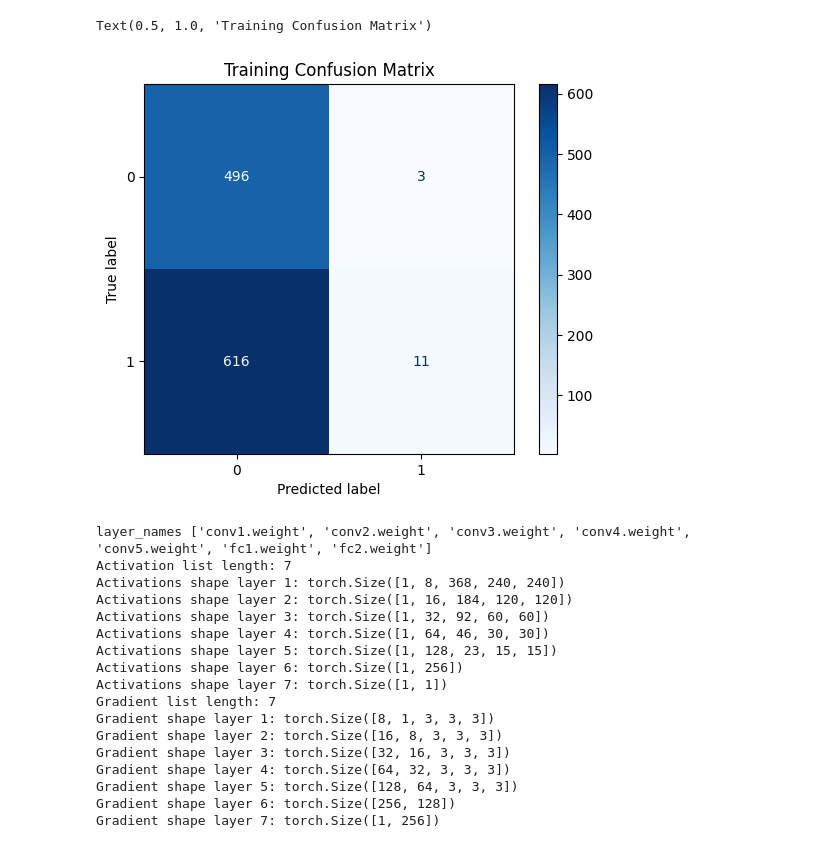
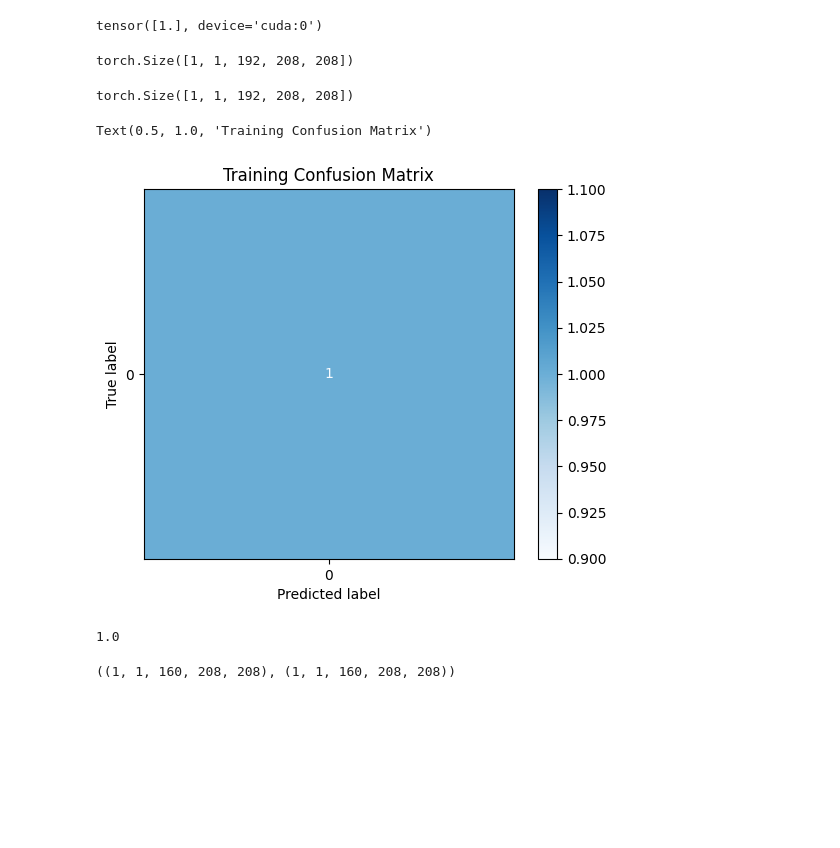
Before and after one commit to juannico007/DL-aneurysm-detection, a Jupyter notebook: per_layer_stats_visualization.ipynb, the cells around one changed output. Saved outputs shown, nothing was run; the diff lists cells and outputs as text; code cells hidden in the pictures; blank space fills up the shorter version.

```diff
--- a/per_layer_stats_visualization.ipynb
+++ b/per_layer_stats_visualization.ipynb
@@ -126,20 +225,31 @@ def safe_gather(tensor, device, accelerator):
+# %%
+print(all_labels)
+# %% [output]
+tensor([1.], device='cuda:0')
+# %%
+outputs[0].shape
+# %% [output]
+torch.Size([1, 1, 192, 208, 208])
+# %%
+mask_batch.shape
+# %% [output]
+torch.Size([1, 1, 192, 208, 208])
 # %%
-# Now safe to gather on GPU
-all_preds  = safe_gather(all_preds, device, accelerator)
-all_labels = safe_gather(all_labels, device, accelerator)
-
-probs = torch.sigmoid(all_preds)
-preds = (probs >= 0.5).int().cpu().numpy()
-labs  = all_labels.int().cpu().numpy()
-
-train_acc = accuracy_score(labs, preds)
-train_conf_mat = confusion_matrix(labs, preds)
+train_conf_mat = confusion_matrix(train_labels_np, train_preds_np)
 disp = ConfusionMatrixDisplay(confusion_matrix=train_conf_mat,)
 disp.plot(cmap='Blues')  # optional: add color map
 plt.title("Training Confusion Matrix")
 # %% [output]
 Text(0.5, 1.0, 'Training Confusion Matrix')
-[figure, old version]
+[figure, new version]
+# %%
+train_acc
+# %% [output]
+1.0
+# %%
+mask_batch.cpu().detach().numpy().shape, outputs[0].cpu().detach().numpy().shape
+# %% [output]
+((1, 1, 160, 208, 208), (1, 1, 160, 208, 208))
 # %%
 accelerator.backward(loss)
 # %%
@@ -149,47 +259,15 @@ def get_layer_data(model):
 
   with torch.no_grad():
     for name, param in model.named_parameters():
-      if param.requires_grad and name.endswith('.weight') and not name.startswith('bn'):
+      if param.requires_grad and name.endswith('.weight') and ("conv" in name or "final" in name or "class" in name):
           layer_names.append(name)
-          gradients.append(param.grad)
+          if param.grad is None:
+              gradients.append(torch.tensor(np.zeros((1,1,1,1,1))))
+          else:
+              gradients.append(param.grad)
 
-  activations = model.layer_activations
+  activations = model.activations
 
   return layer_names, activations, gradients
 
 layer_names, activations, gradients = get_layer_data(model)
-print('layer_names',layer_names)
-print('Activation list length:',len(activations))
-print('Activations shape layer 1:',activations[0].shape)
-print('Activations shape layer 2:',activations[1].shape)
-print('Activations shape layer 3:',activations[2].shape)
-print('Activations shape layer 4:',activations[3].shape)
-print('Activations shape layer 5:',activations[4].shape)
-print('Activations shape layer 6:',activations[5].shape)
-print('Activations shape layer 7:',activations[6].shape)
-print('Gradient list length:',len(gradients))
-print('Gradient shape layer 1:',gradients[0].shape)
-print('Gradient shape layer 2:',gradients[1].shape)
-print('Gradient shape layer 3:',gradients[2].shape)
-print('Gradient shape layer 4:',gradients[3].shape)
-print('Gradient shape layer 5:',gradients[4].shape)
-print('Gradient shape layer 6:',gradients[5].shape)
-print('Gradient shape layer 7:',gradients[6].shape)
-# %% [output]
-layer_names ['conv1.weight', 'conv2.weight', 'conv3.weight', 'conv4.weight', 'conv5.weight', 'fc1.weight', 'fc2.weight']
-Activation list length: 7
-Activations shape layer 1: torch.Size([1, 8, 368, 240, 240])
-Activations shape layer 2: torch.Size([1, 16, 184, 120, 120])
-Activations shape layer 3: torch.Size([1, 32, 92, 60, 60])
-Activations shape layer 4: torch.Size([1, 64, 46, 30, 30])
-Activations shape layer 5: torch.Size([1, 128, 23, 15, 15])
-Activations shape layer 6: torch.Size([1, 256])
-Activations shape layer 7: torch.Size([1, 1])
-Gradient list length: 7
-Gradient shape layer 1: torch.Size([8, 1, 3, 3, 3])
-Gradient shape layer 2: torch.Size([16, 8, 3, 3, 3])
-Gradient shape layer 3: torch.Size([32, 16, 3, 3, 3])
-Gradient shape layer 4: torch.Size([64, 32, 3, 3, 3])
-Gradient shape layer 5: torch.Size([128, 64, 3, 3, 3])
-Gradient shape layer 6: torch.Size([256, 128])
-Gradient shape layer 7: torch.Size([1, 256])
```
Also changed, not shown: parts of 26 cells of this notebook.
